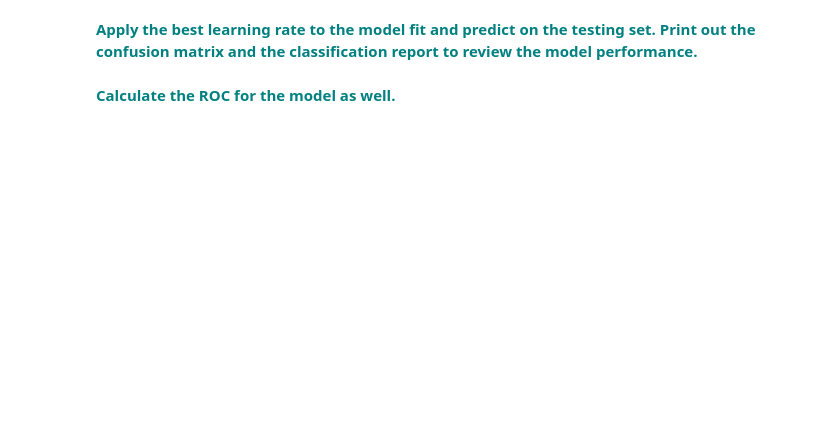
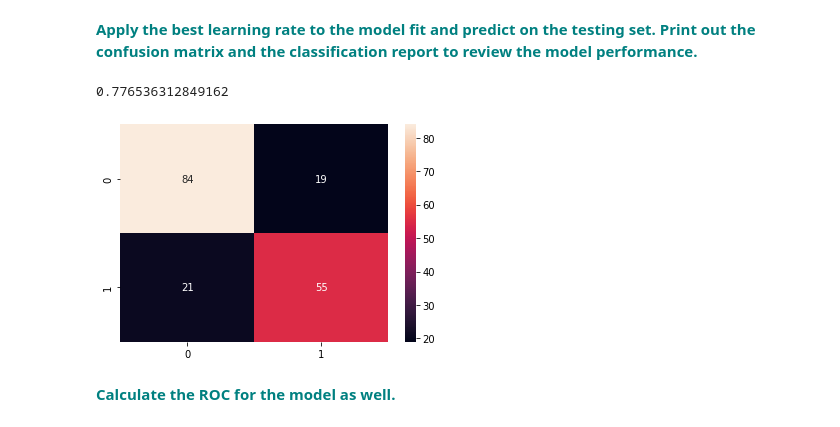
Before and after one commit to evanwmeeks/Springboard, a Jupyter notebook: Case Study - Gradient Boosting/Gradient Boosting Case Study.ipynb, the cells around one changed output. Cells and saved outputs as stored; diff of their text form; code cells hidden in the pictures; blank space fills up the shorter version.

```diff
--- a/Case Study - Gradient Boosting/Gradient Boosting Case Study.ipynb
+++ b/Case Study - Gradient Boosting/Gradient Boosting Case Study.ipynb
@@ -123,2 +153,5 @@ df.head()
 # %% [markdown]
 **<font color='teal'>Print the null values for each column in the dataframe.</font>**
+# %%
+df.dropna(inplace=True)
+df.isna().sum()
@@ -130,12 +173,16 @@ y =
+# %%
+X = df.iloc[:, 1:]
+y = df.Survived
 # %% [markdown]
 **<font color='teal'>Apply the standard scaler to the X matrix.</font>**
 # %%
 scaler = preprocessing.StandardScaler().fit(X)
-X_scaled =
+X_scaled =scaler.transform(X)
 # %% [markdown]
 **<font color='teal'>Split the X_scaled and y into 75/25 training and testing data subsets..</font>**
 # %%
 from sklearn.model_selection import train_test_split
+X_train, X_test, y_train, y_test=train_test_split(X_scaled, y, test_size=0.25, random_state=0)
 # %% [markdown]
 **<font color='teal'>Run the cell below to test multiple learning rates in your gradient boosting classifier.</font>**
 # %%
@@ -150,4 +215,15 @@ for learning_rate in learning_rates:
 # %% [markdown]
 **<font color='teal'>Apply the best learning rate to the model fit and predict on the testing set. Print out the confusion matrix and the classification report to review the model performance.</font>**
+# %%
+gb = GradientBoostingClassifier(n_estimators=20, learning_rate = 0.75, max_features=2, max_depth = 2, random_state = 0)
+gb.fit(X_train, y_train)
+y_pred = gb.predict(X_test)
+
+cm = confusion_matrix(y_test, y_pred)
+sns.heatmap(cm, annot=True)
+accuracy_score(y_test, y_pred)
+# %% [output]
+0.776536312849162
+[figure, added]
 # %% [markdown]
 **<font color='teal'>Calculate the ROC for the model as well.</font>**
```
Also changed, not shown: parts of 8 cells of this notebook, 1 other file.
